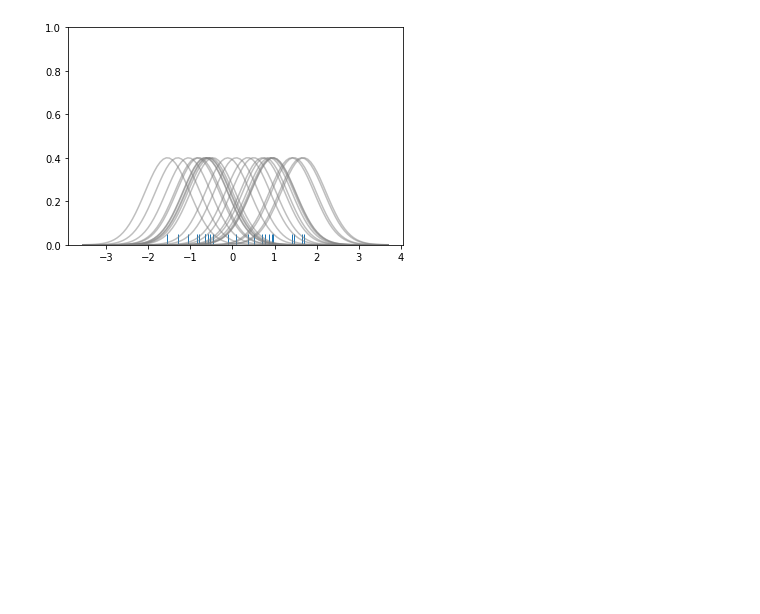
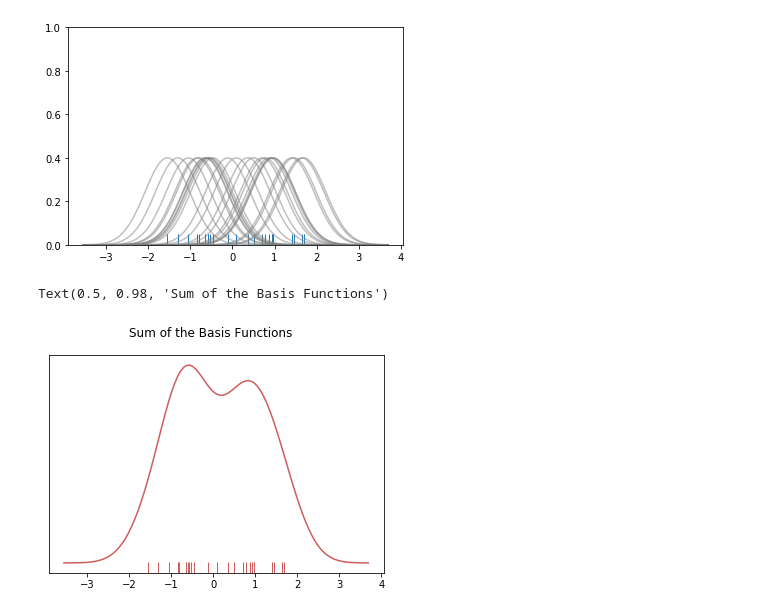
Before and after one commit to BhavyaSree/pythonForDataScience, a Jupyter notebook: 5-Seaborn/DistributionPlots.ipynb, the cells around one changed output. Saved outputs shown, nothing was run; the diff lists cells and outputs as text; code cells hidden in the pictures; blank space fills up the shorter version.

Commit message:
Seaborn plots

```diff
--- a/5-Seaborn/DistributionPlots.ipynb
+++ b/5-Seaborn/DistributionPlots.ipynb
@@ -161,0 +164,20 @@ plt.ylim(0,1)
+# %%
+# To get the kde plot we can sum these basis functions.
+
+# Plot the sum of the basis function
+sum_of_kde = np.sum(kernel_list,axis=0)
+
+# Plot figure
+fig = plt.plot(x_axis,sum_of_kde,color='indianred')
+
+# Add the initial rugplot
+sns.rugplot(dataset,c = 'indianred')
+
+# Get rid of y-tick marks
+plt.yticks([])
+
+# Set title
+plt.suptitle("Sum of the Basis Functions")
+# %% [output]
+Text(0.5, 0.98, 'Sum of the Basis Functions')
+[figure, added]
```
Also changed, not shown: parts of 1 cell of this notebook, 3 other files.
